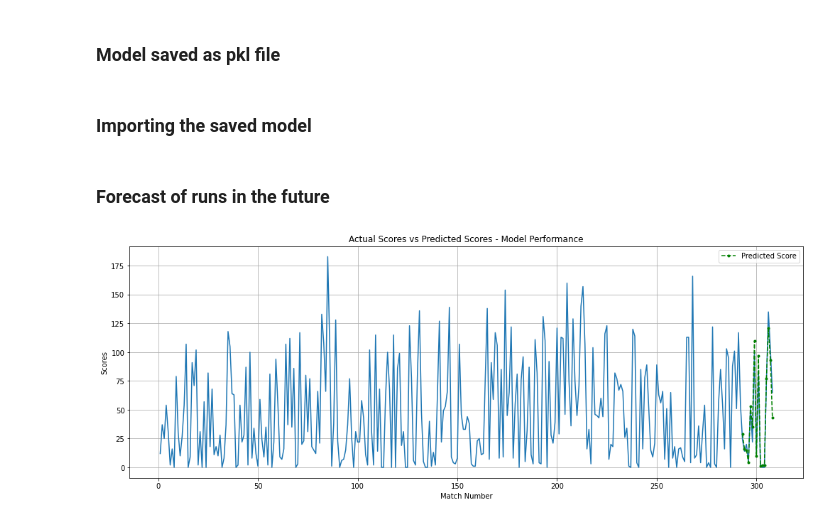
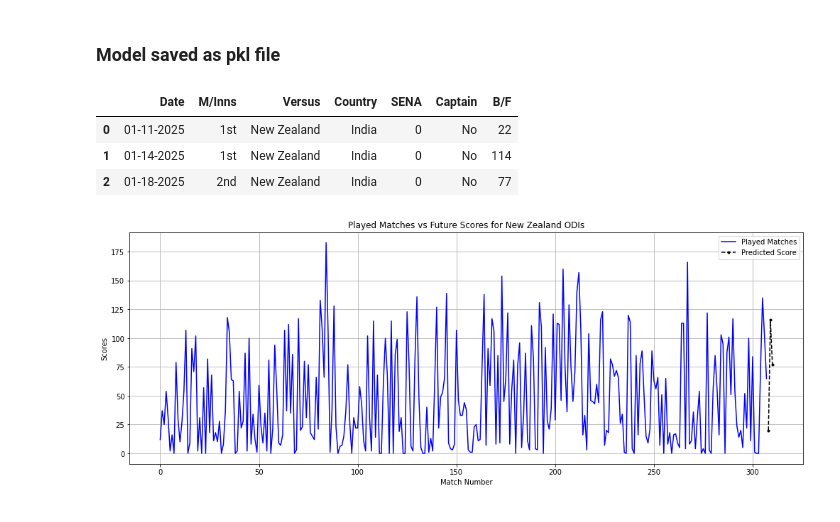
Before and after one commit to SharanKalyan/Virat-Kohli-ODI, a Jupyter notebook: RegressionPipeline-Virat-Kohli-ODI.ipynb, the cells around one changed output. Saved outputs shown, nothing was run; the diff lists cells and outputs as text; code cells hidden in the pictures.

```diff
--- a/RegressionPipeline-Virat-Kohli-ODI.ipynb
+++ b/RegressionPipeline-Virat-Kohli-ODI.ipynb
@@ -508,4 +503,2 @@ with open(filename, "wb") as file:
 # %% [markdown]
 ### Model saved as pkl file
-# %% [markdown]
-### Importing the saved model
@@ -519,2 +504,0 @@ with open(filename, 'rb') as file:
-# %% [markdown]
-### Forecast of runs in the future
@@ -521,14 +507,29 @@ with open(filename, 'rb') as file:
+# %%
+testdata
+# %% [output]
+|  | Date | M/Inns | Versus | Country | SENA | Captain | B/F |
+| 0 | 01-11-2025 | 1st | New Zealand | India | 0 | No | 22 |
+| 1 | 01-14-2025 | 1st | New Zealand | India | 0 | No | 114 |
+| 2 | 01-18-2025 | 2nd | New Zealand | India | 0 | No | 77 |
+# %%
+prod_pipeline = joblib.load("kohli_odi_pipeline.pkl")
+# %%
+final_predictions = np.absolute(prod_pipeline.predict(testdata))
+# %%
+testdata['Predicted Score'] = final_predictions.astype('int64')
+# %%
+testdata.index = [308,309,310]
 # %%
 
 print('\n\n')
 plt.figure(figsize=(17,6))
-plt.plot(x['Match'].to_numpy() , y['Runs'].to_numpy())
-plt.plot(xtest['Match'].to_numpy(), xtest['Predicted Score'].to_numpy() , color = 'green', marker = '.' ,linestyle = '--', label = 'Predicted Score')
+plt.plot(x.index.to_numpy() , y['Runs'].to_numpy(),label = 'Played Matches',color='blue')
+plt.plot(testdata.index.to_numpy(), testdata['Predicted Score'].to_numpy() , color = 'k', marker = '.' ,linestyle = '--', label = 'Predicted Score')
 plt.legend()
-plt.title('Actual Scores vs Predicted Scores - Model Performance')
+plt.title('Played Matches vs Future Scores for New Zealand ODIs')
 plt.xlabel('Match Number')
 plt.ylabel('Scores')
 plt.grid()
 plt.show()
 # %% [output]
-[figure, old version]
+[figure, new version]
```
Also changed, not shown: parts of 29 cells of this notebook, 1 other file.
